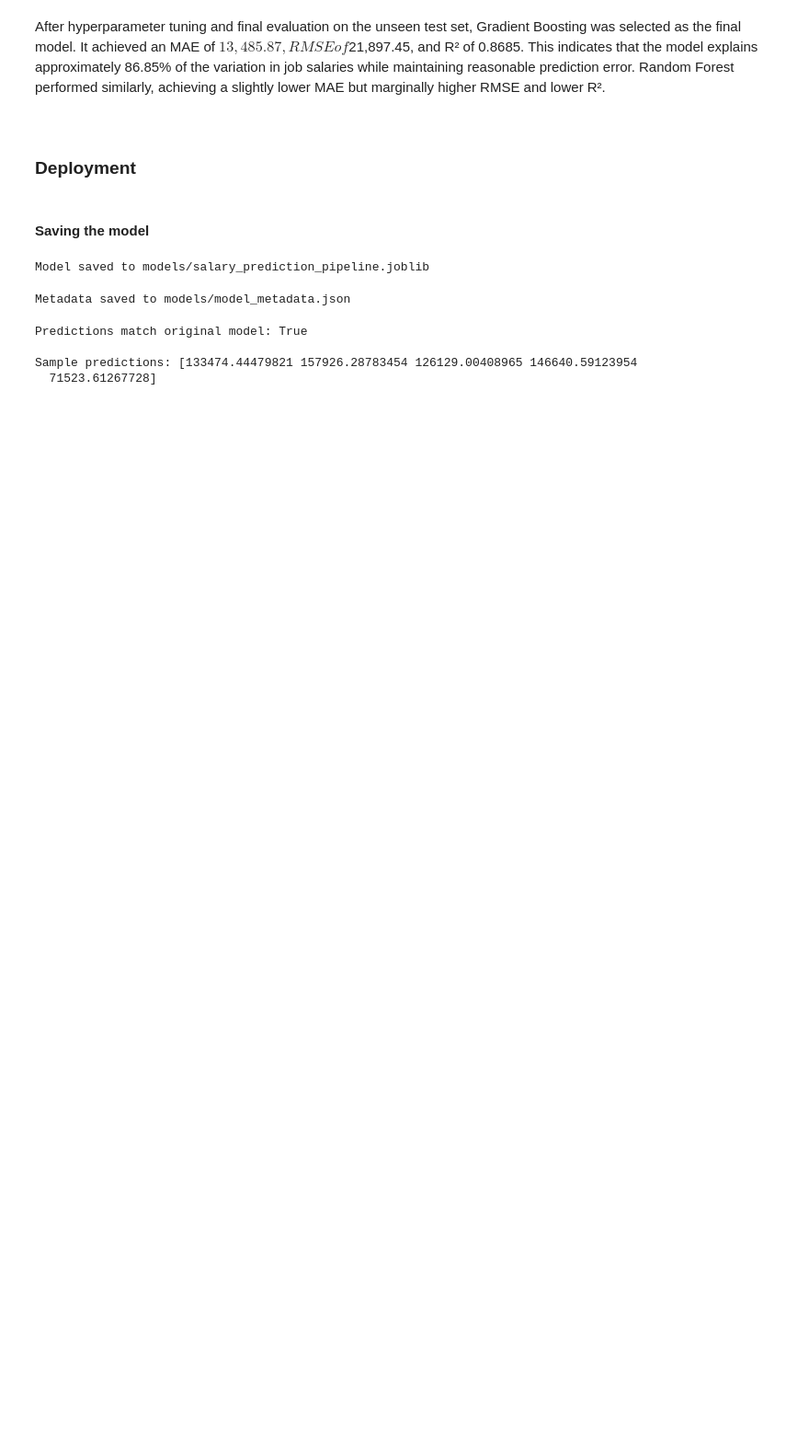
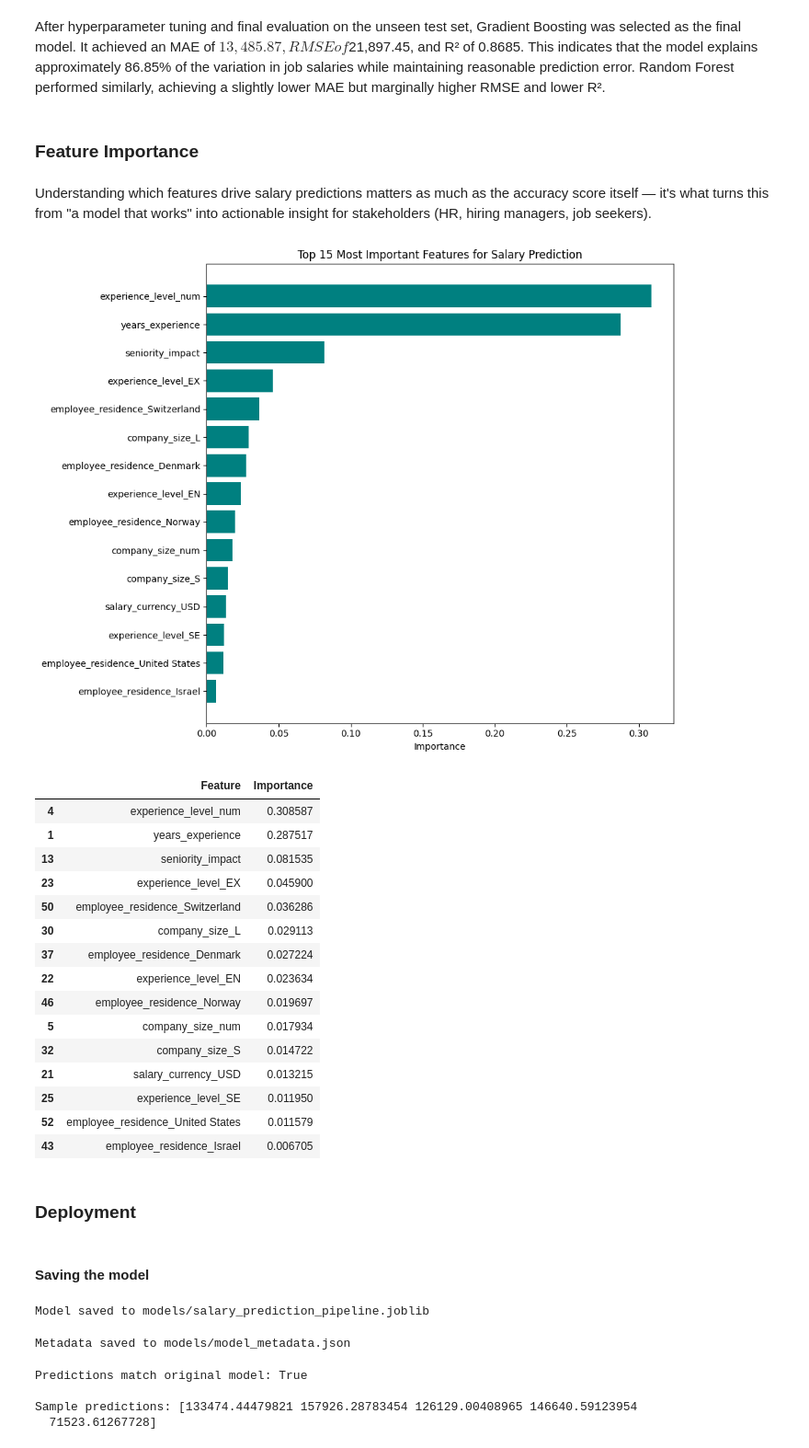
Before and after one commit to Atieng/Global-AI-Job-Market-Intelligence-Report, a Jupyter notebook: index.ipynb, the cells around one changed output. Shown at 92% size. Drawn from its saved outputs; the diff is of its cells as text; code cells hidden in the pictures; blank space fills up the shorter version.

Commit message:
Fix data leakage and duplicate feature; add feature importance section

```diff
--- a/index.ipynb
+++ b/index.ipynb
@@ -1228,8 +1230,54 @@ Final Test Set Results
 | 1 | Tuned Gradient Boosting | 20034.925558 | 29350.309721 | 0.763807 |
 # %% [markdown]
 After hyperparameter tuning and final evaluation on the unseen test set, Gradient Boosting was selected as the final model. It achieved an MAE of $13,485.87, RMSE of $21,897.45, and R² of 0.8685. This indicates that the model explains approximately 86.85% of the variation in job salaries while maintaining reasonable prediction error. Random Forest performed similarly, achieving a slightly lower MAE but marginally higher RMSE and lower R².
-# %% [markdown]
-<!-- Define the target variable -->
+# %% [markdown]
+### Feature Importance
+# %% [markdown]
+Understanding which features drive salary predictions matters as much as the accuracy score itself — it's what turns this from "a model that works" into actionable insight for stakeholders (HR, hiring managers, job seekers).
+# %%
+import pandas as pd
+import matplotlib.pyplot as plt
+
+# Get feature names after preprocessing (num cols stay the same, cat cols get expanded by OHE)
+ohe_feature_names = best_gb.named_steps['preprocessor'].named_transformers_['cat'].get_feature_names_out(cat_cols)
+all_feature_names = list(num_cols) + list(ohe_feature_names)
+
+# Extract importances from the tuned Gradient Boosting model
+importances = best_gb.named_steps['model'].feature_importances_
+
+feat_importance_df = pd.DataFrame({
+    'Feature': all_feature_names,
+    'Importance': importances
+}).sort_values('Importance', ascending=False)
+
+# Plot the top 15 most important features
+top_n = 15
+plt.figure(figsize=(10, 8))
+plt.barh(feat_importance_df['Feature'][:top_n][::-1], feat_importance_df['Importance'][:top_n][::-1], color='teal')
+plt.title('Top 15 Most Important Features for Salary Prediction')
+plt.xlabel('Importance')
+plt.tight_layout()
+plt.show()
+
+feat_importance_df.head(15)
+# %% [output]
+[figure, added]
+|  | Feature | Importance |
+| 4 | experience_level_num | 0.308587 |
+| 1 | years_experience | 0.287517 |
+| 13 | seniority_impact | 0.081535 |
+| 23 | experience_level_EX | 0.045900 |
+| 50 | employee_residence_Switzerland | 0.036286 |
+| 30 | company_size_L | 0.029113 |
+| 37 | employee_residence_Denmark | 0.027224 |
+| 22 | experience_level_EN | 0.023634 |
+| 46 | employee_residence_Norway | 0.019697 |
+| 5 | company_size_num | 0.017934 |
+| 32 | company_size_S | 0.014722 |
+| 21 | salary_currency_USD | 0.013215 |
+| 25 | experience_level_SE | 0.011950 |
+| 52 | employee_residence_United States | 0.011579 |
+| 43 | employee_residence_Israel | 0.006705 |
 # %% [markdown]
 ### Deployment
 # %% [markdown]
```
Also changed, not shown: parts of 12 cells of this notebook.
